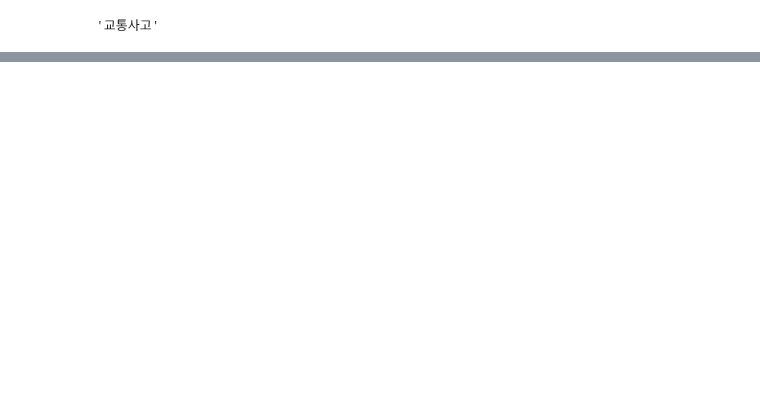
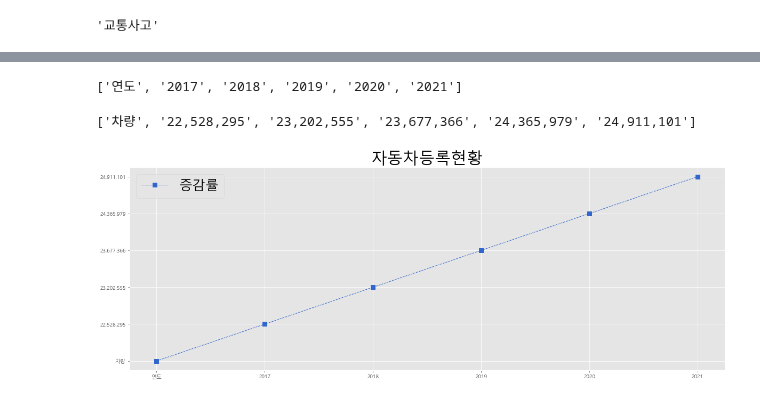
Before and after one commit to HoJin1014/KNU-BIGDATA-study, a Jupyter notebook: livingrab/ex_accident.ipynb, the cells around one changed output, grey strips where cells are left out. Drawn from its saved outputs; the diff is of its cells as text; code cells hidden in the pictures; blank space fills up the shorter version.

```diff
--- a/livingrab/ex_accident.ipynb
+++ b/livingrab/ex_accident.ipynb
@@ -178,10 +159,16 @@ plt.show()
 # %%
 import pandas as pd
 # %%
-DIR='./음주운전단속현황.csv'
-DIR1='./자동차등록현황.csv'
-df=pd.read_csv(DIR)
-df1=pd.read_csv(DIR1, encoding='cp949')
+DIR='./자동차등록현황.csv'
+DIR1='./음주운전단속현황.csv'
+DIR2='./음주운전교통사고현황.csv'
+DIR3='./뺑소니교통사고현황.csv'
+DIR4='./뺑소니교통사고검거현황.csv'
+df=pd.read_csv(DIR, encoding='cp949')
+df1=pd.read_csv(DIR1)
+df2=pd.read_csv(DIR2, encoding='cp949')
+df3=pd.read_csv(DIR3, encoding='cp949')
+df4=pd.read_csv(DIR4, encoding='cp949')
 # %%
 df
 # %% [output]
@@ -208,0 +236,33 @@ Name: 2018, dtype: object
+# %%
+# 그래프 x, y 축
+df_x=df.columns.to_list()
+df_y=df.loc[0].to_list()
+# %%
+df_x
+# %% [output]
+['연도', '2017', '2018', '2019', '2020', '2021']
+# %%
+df_y
+# %% [output]
+['차량', '22,528,295', '23,202,555', '23,677,366', '24,365,979', '24,911,101']
+# %%
+import matplotlib.pyplot as plt
+import platform
+import matplotlib
+matplotlib.rcParams['axes.unicode_minus'] = False   # 음수 에러 해결
+
+plt.style.use('ggplot')
+if platform.system() == 'Windows':
+    plt.rc('font', family='Malgun Gothic')
+else:
+    plt.rc('font', family='AppleGothic')
+
+plt.figure(figsize=(20,7))
+plt.title('자동차등록현황', size=30)
+colors = ['#3366CC','#333333','#FF6666']
+plt.plot(df_x, df_y, color=colors[0], label='증감률', marker='s', markersize=8, linestyle='--', linewidth=1.0)
+# plt.xticks(ticks=df_x, labels=kospi_x, rotation=45, size=15)
+plt.legend(fontsize=25)
+plt.show()
+# %% [output]
+[figure, added]
```
Also changed, not shown: parts of 21 cells of this notebook.
